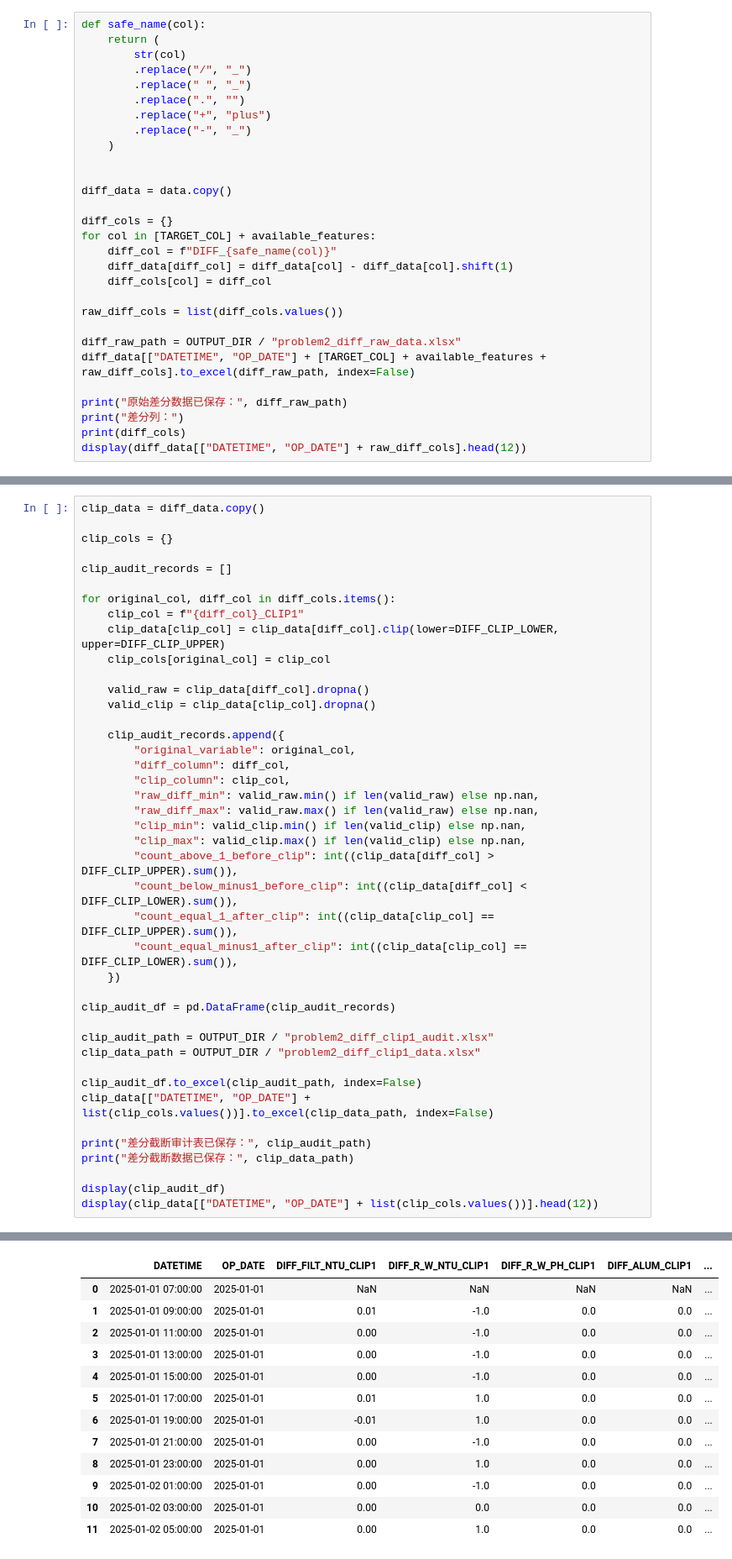
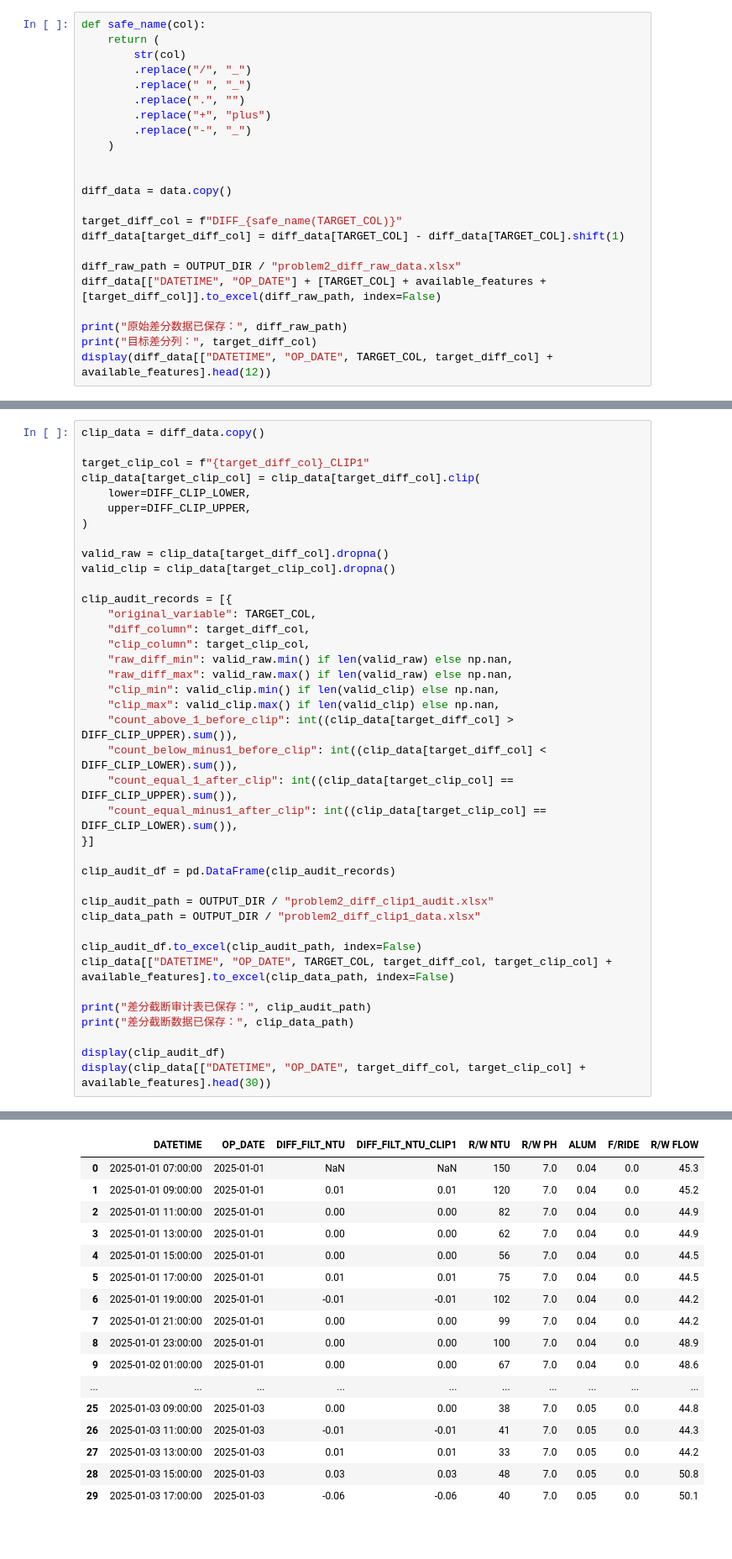
Before and after one commit to Azdmjiny/2026-Asia-Pasific-cup, a Jupyter notebook: codes/p2/p2_diff_clip1_random80_models.ipynb, the cells around one changed output, grey strips where cells are left out. Shown at 84% size. Cells and saved outputs as stored; diff of their text form; blank space fills up the shorter version.

Commit message:
pudate p2_diff

```diff
--- a/codes/p2/p2_diff_clip1_random80_models.ipynb
+++ b/codes/p2/p2_diff_clip1_random80_models.ipynb
@@ -456,19 +462,13 @@ def safe_name(col):
 
 diff_data = data.copy()
 
-diff_cols = {}
-for col in [TARGET_COL] + available_features:
-    diff_col = f"DIFF_{safe_name(col)}"
-    diff_data[diff_col] = diff_data[col] - diff_data[col].shift(1)
-    diff_cols[col] = diff_col
-
-raw_diff_cols = list(diff_cols.values())
+target_diff_col = f"DIFF_{safe_name(TARGET_COL)}"
+diff_data[target_diff_col] = diff_data[TARGET_COL] - diff_data[TARGET_COL].shift(1)
 
 diff_raw_path = OUTPUT_DIR / "problem2_diff_raw_data.xlsx"
-diff_data[["DATETIME", "OP_DATE"] + [TARGET_COL] + available_features + raw_diff_cols].to_excel(diff_raw_path, index=False)
+diff_data[["DATETIME", "OP_DATE"] + [TARGET_COL] + available_features + [target_diff_col]].to_excel(diff_raw_path, index=False)
 
 print("原始差分数据已保存：", diff_raw_path)
-print("差分列：")
-print(diff_cols)
-display(diff_data[["DATETIME", "OP_DATE"] + raw_diff_cols].head(12))
+print("目标差分列：", target_diff_col)
+display(diff_data[["DATETIME", "OP_DATE", TARGET_COL, target_diff_col] + available_features].head(12))
 # %% [output]
@@ -514,31 +513,28 @@ problem2_diff_clip1_data.xlsx
 # %%
 clip_data = diff_data.copy()
 
-clip_cols = {}
+target_clip_col = f"{target_diff_col}_CLIP1"
+clip_data[target_clip_col] = clip_data[target_diff_col].clip(
+    lower=DIFF_CLIP_LOWER,
+    upper=DIFF_CLIP_UPPER,
+)
 
-clip_audit_records = []
+valid_raw = clip_data[target_diff_col].dropna()
+valid_clip = clip_data[target_clip_col].dropna()
 
-for original_col, diff_col in diff_cols.items():
-    clip_col = f"{diff_col}_CLIP1"
-    clip_data[clip_col] = clip_data[diff_col].clip(lower=DIFF_CLIP_LOWER, upper=DIFF_CLIP_UPPER)
-    clip_cols[original_col] = clip_col
-
-    valid_raw = clip_data[diff_col].dropna()
-    valid_clip = clip_data[clip_col].dropna()
-
-    clip_audit_records.append({
-        "original_variable": original_col,
-        "diff_column": diff_col,
-        "clip_column": clip_col,
-        "raw_diff_min": valid_raw.min() if len(valid_raw) else np.nan,
-        "raw_diff_max": valid_raw.max() if len(valid_raw) else np.nan,
-        "clip_min": valid_clip.min() if len(valid_clip) else np.nan,
-        "clip_max": valid_clip.max() if len(valid_clip) else np.nan,
-        "count_above_1_before_clip": int((clip_data[diff_col] > DIFF_CLIP_UPPER).sum()),
-        "count_below_minus1_before_clip": int((clip_data[diff_col] < DIFF_CLIP_LOWER).sum()),
-        "count_equal_1_after_clip": int((clip_data[clip_col] == DIFF_CLIP_UPPER).sum()),
-        "count_equal_minus1_after_clip": int((clip_data[clip_col] == DIFF_CLIP_LOWER).sum()),
-    })
+clip_audit_records = [{
+    "original_variable": TARGET_COL,
+    "diff_column": target_diff_col,
+    "clip_column": target_clip_col,
+    "raw_diff_min": valid_raw.min() if len(valid_raw) else np.nan,
+    "raw_diff_max": valid_raw.max() if len(valid_raw) else np.nan,
+    "clip_min": valid_clip.min() if len(valid_clip) else np.nan,
+    "clip_max": valid_clip.max() if len(valid_clip) else np.nan,
+    "count_above_1_before_clip": int((clip_data[target_diff_col] > DIFF_CLIP_UPPER).sum()),
+    "count_below_minus1_before_clip": int((clip_data[target_diff_col] < DIFF_CLIP_LOWER).sum()),
+    "count_equal_1_after_clip": int((clip_data[target_clip_col] == DIFF_CLIP_UPPER).sum()),
+    "count_equal_minus1_after_clip": int((clip_data[target_clip_col] == DIFF_CLIP_LOWER).sum()),
+}]
 
 clip_audit_df = pd.DataFrame(clip_audit_records)
 
@@ -546,11 +542,11 @@ clip_audit_path = OUTPUT_DIR / "problem2_diff_clip1_audit.xlsx"
 clip_data_path = OUTPUT_DIR / "problem2_diff_clip1_data.xlsx"
 
 clip_audit_df.to_excel(clip_audit_path, index=False)
-clip_data[["DATETIME", "OP_DATE"] + list(clip_cols.values())].to_excel(clip_data_path, index=False)
+clip_data[["DATETIME", "OP_DATE", TARGET_COL, target_diff_col, target_clip_col] + available_features].to_excel(clip_data_path, index=False)
 
 print("差分截断审计表已保存：", clip_audit_path)
 print("差分截断数据已保存：", clip_data_path)
 
 display(clip_audit_df)
-display(clip_data[["DATETIME", "OP_DATE"] + list(clip_cols.values())].head(12))
+display(clip_data[["DATETIME", "OP_DATE", target_diff_col, target_clip_col] + available_features].head(30))
 # %% [output]
@@ -566,16 +557,20 @@ display(clip_data[["DATETIME", "OP_DATE"] + list(clip_cols.values())].head(12))
-|  | DATETIME | OP_DATE | DIFF_FILT_NTU_CLIP1 | DIFF_R_W_NTU_CLIP1 | DIFF_R_W_PH_CLIP1 | DIFF_ALUM_CLIP1 | ... |
-| 0 | 2025-01-01 07:00:00 | 2025-01-01 | NaN | NaN | NaN | NaN | ... |
-| 1 | 2025-01-01 09:00:00 | 2025-01-01 | 0.01 | -1.0 | 0.0 | 0.0 | ... |
-| 2 | 2025-01-01 11:00:00 | 2025-01-01 | 0.00 | -1.0 | 0.0 | 0.0 | ... |
-| 3 | 2025-01-01 13:00:00 | 2025-01-01 | 0.00 | -1.0 | 0.0 | 0.0 | ... |
-| 4 | 2025-01-01 15:00:00 | 2025-01-01 | 0.00 | -1.0 | 0.0 | 0.0 | ... |
-| 5 | 2025-01-01 17:00:00 | 2025-01-01 | 0.01 | 1.0 | 0.0 | 0.0 | ... |
-| 6 | 2025-01-01 19:00:00 | 2025-01-01 | -0.01 | 1.0 | 0.0 | 0.0 | ... |
-| 7 | 2025-01-01 21:00:00 | 2025-01-01 | 0.00 | -1.0 | 0.0 | 0.0 | ... |
-| 8 | 2025-01-01 23:00:00 | 2025-01-01 | 0.00 | 1.0 | 0.0 | 0.0 | ... |
-| 9 | 2025-01-02 01:00:00 | 2025-01-01 | 0.00 | -1.0 | 0.0 | 0.0 | ... |
-| 10 | 2025-01-02 03:00:00 | 2025-01-01 | 0.00 | 0.0 | 0.0 | 0.0 | ... |
-| 11 | 2025-01-02 05:00:00 | 2025-01-01 | 0.00 | 1.0 | 0.0 | 0.0 | ... |
+|  | DATETIME | OP_DATE | DIFF_FILT_NTU | DIFF_FILT_NTU_CLIP1 | R/W NTU | R/W PH | ALUM | F/RIDE | R/W FLOW |
+| 0 | 2025-01-01 07:00:00 | 2025-01-01 | NaN | NaN | 150 | 7.0 | 0.04 | 0.0 | 45.3 |
+| 1 | 2025-01-01 09:00:00 | 2025-01-01 | 0.01 | 0.01 | 120 | 7.0 | 0.04 | 0.0 | 45.2 |
+| 2 | 2025-01-01 11:00:00 | 2025-01-01 | 0.00 | 0.00 | 82 | 7.0 | 0.04 | 0.0 | 44.9 |
+| 3 | 2025-01-01 13:00:00 | 2025-01-01 | 0.00 | 0.00 | 62 | 7.0 | 0.04 | 0.0 | 44.9 |
+| 4 | 2025-01-01 15:00:00 | 2025-01-01 | 0.00 | 0.00 | 56 | 7.0 | 0.04 | 0.0 | 44.5 |
+| 5 | 2025-01-01 17:00:00 | 2025-01-01 | 0.01 | 0.01 | 75 | 7.0 | 0.04 | 0.0 | 44.5 |
+| 6 | 2025-01-01 19:00:00 | 2025-01-01 | -0.01 | -0.01 | 102 | 7.0 | 0.04 | 0.0 | 44.2 |
+| 7 | 2025-01-01 21:00:00 | 2025-01-01 | 0.00 | 0.00 | 99 | 7.0 | 0.04 | 0.0 | 44.2 |
+| 8 | 2025-01-01 23:00:00 | 2025-01-01 | 0.00 | 0.00 | 100 | 7.0 | 0.04 | 0.0 | 48.9 |
+| 9 | 2025-01-02 01:00:00 | 2025-01-01 | 0.00 | 0.00 | 67 | 7.0 | 0.04 | 0.0 | 48.6 |
+| ... | ... | ... | ... | ... | ... | ... | ... | ... | ... |
+| 25 | 2025-01-03 09:00:00 | 2025-01-03 | 0.00 | 0.00 | 38 | 7.0 | 0.05 | 0.0 | 44.8 |
+| 26 | 2025-01-03 11:00:00 | 2025-01-03 | -0.01 | -0.01 | 41 | 7.0 | 0.05 | 0.0 | 44.3 |
+| 27 | 2025-01-03 13:00:00 | 2025-01-03 | 0.01 | 0.01 | 33 | 7.0 | 0.05 | 0.0 | 44.2 |
+| 28 | 2025-01-03 15:00:00 | 2025-01-03 | 0.03 | 0.03 | 48 | 7.0 | 0.05 | 0.0 | 50.8 |
+| 29 | 2025-01-03 17:00:00 | 2025-01-03 | -0.06 | -0.06 | 40 | 7.0 | 0.05 | 0.0 | 50.1 |
 # %% [markdown]
 ## 8. 构造建模特征
 
```
Also changed, not shown: parts of 20 cells of this notebook.
